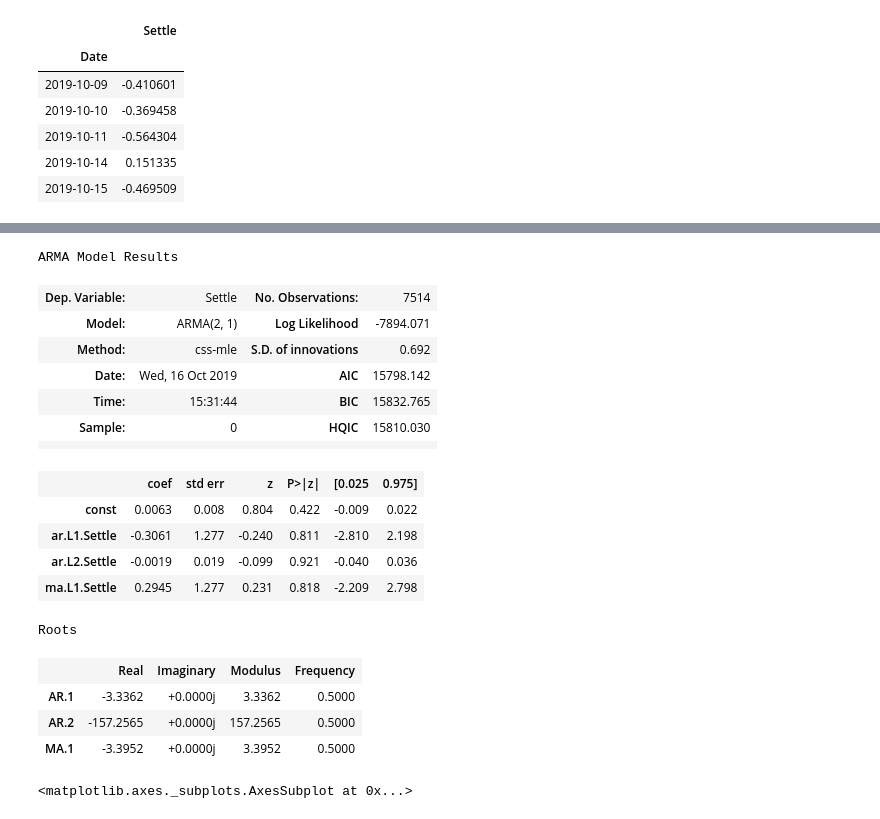
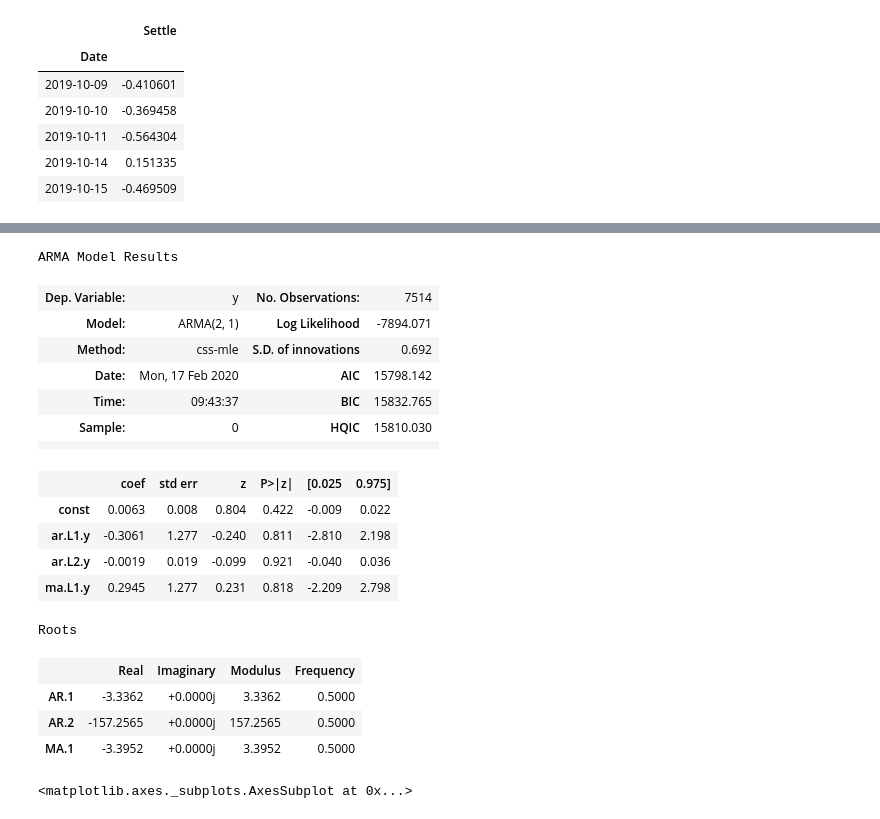
Before and after one commit to amejiali/time_series-homework, a Jupyter notebook: Starter_Code/time_series_analysis.ipynb, the cells around one changed output, grey strips where cells are left out. Saved outputs shown, nothing was run; the diff lists cells and outputs as text; code cells hidden in the pictures.

Commit message:
ARMA and ARIMA done

```diff
--- a/Starter_Code/time_series_analysis.ipynb
+++ b/Starter_Code/time_series_analysis.ipynb
@@ -118,8 +131,12 @@ returns.tail()
 # %%
 import statsmodels.api as sm
+from statsmodels.tsa.arima_model import ARMA
 
 # Estimate and ARMA model using statsmodels (use order=(2, 1))
 # YOUR CODE HERE!
+returns.plot()
+model = ARMA(returns.values, order=(2,1))
 
 # Fit the model and assign it to a variable called results
 # YOUR CODE HERE!
+results = model.fit()
@@ -126,20 +145,21 @@ import statsmodels.api as sm
 # %%
 # Output model summary results:
 # YOUR CODE HERE!
+results.summary()
 # %% [output]
 ARMA Model Results
-| Dep. Variable: | Settle | No. Observations: | 7514 |
+| Dep. Variable: | y | No. Observations: | 7514 |
 | Model: | ARMA(2, 1) | Log Likelihood | -7894.071 |
 | Method: | css-mle | S.D. of innovations | 0.692 |
-| Date: | Wed, 16 Oct 2019 | AIC | 15798.142 |
-| Time: | 15:31:44 | BIC | 15832.765 |
+| Date: | Mon, 17 Feb 2020 | AIC | 15798.142 |
+| Time: | 09:43:37 | BIC | 15832.765 |
 | Sample: | 0 | HQIC | 15810.030 |
 |  |  |  |  |
 |  | coef | std err | z | P>|z| | [0.025 | 0.975] |
 | const | 0.0063 | 0.008 | 0.804 | 0.422 | -0.009 | 0.022 |
-| ar.L1.Settle | -0.3061 | 1.277 | -0.240 | 0.811 | -2.810 | 2.198 |
-| ar.L2.Settle | -0.0019 | 0.019 | -0.099 | 0.921 | -0.040 | 0.036 |
-| ma.L1.Settle | 0.2945 | 1.277 | 0.231 | 0.818 | -2.209 | 2.798 |
+| ar.L1.y | -0.3061 | 1.277 | -0.240 | 0.811 | -2.810 | 2.198 |
+| ar.L2.y | -0.0019 | 0.019 | -0.099 | 0.921 | -0.040 | 0.036 |
+| ma.L1.y | 0.2945 | 1.277 | 0.231 | 0.818 | -2.209 | 2.798 |
 Roots
 |  | Real | Imaginary | Modulus | Frequency |
 | AR.1 | -3.3362 | +0.0000j | 3.3362 | 0.5000 |
```
Also changed, not shown: parts of 11 cells of this notebook.
